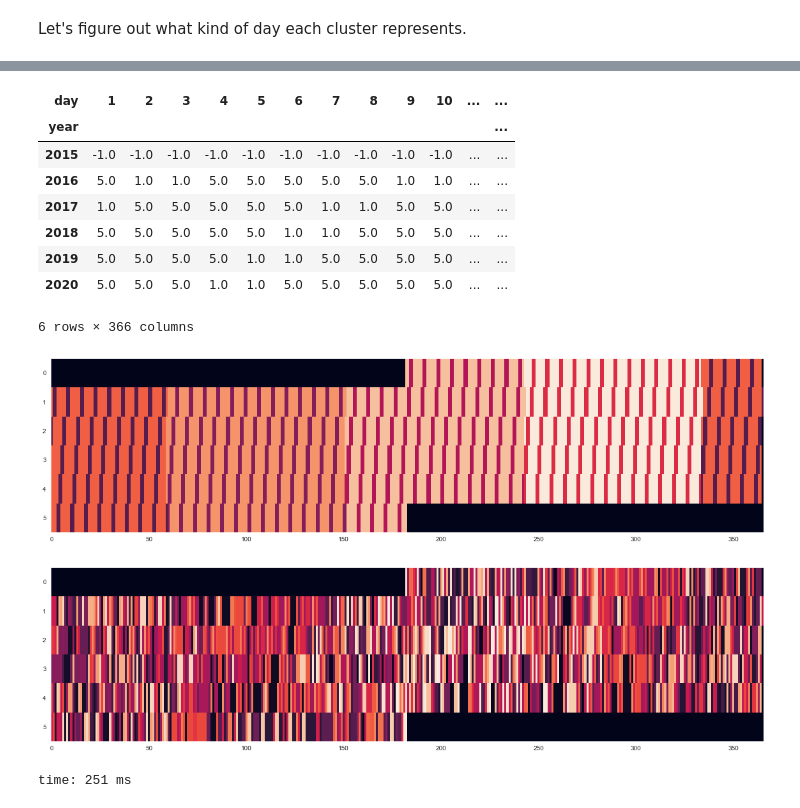
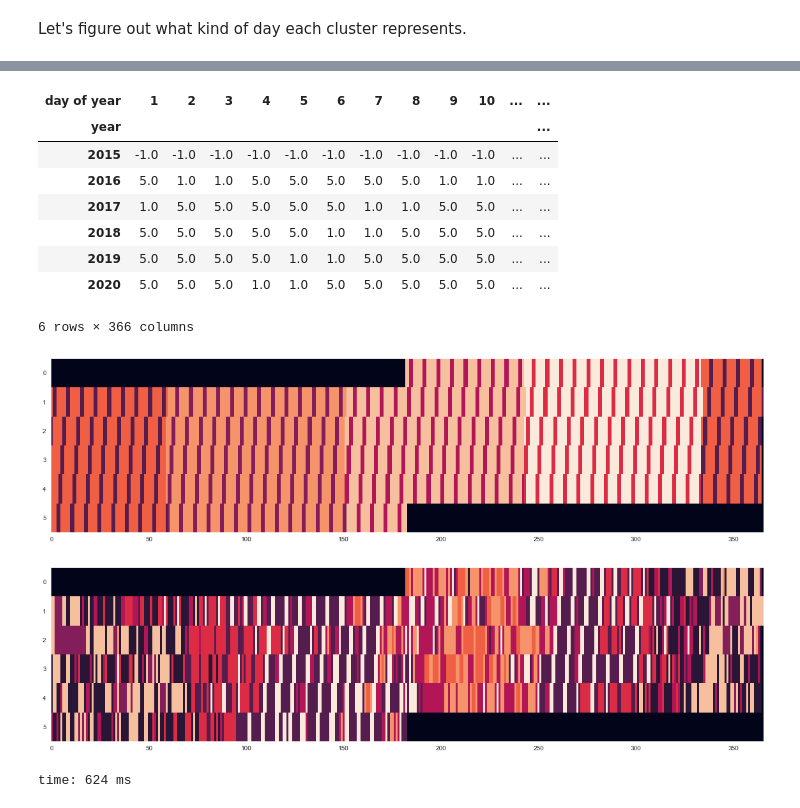
Before and after one commit to jgib124/Energy-Demand-Clustering, a Jupyter notebook: test_clustering.ipynb, the cells around one changed output, grey strips where cells are left out. Drawn from its saved outputs; the diff is of its cells as text; code cells hidden in the pictures.

Commit message:
Day type analysis for Kmeans clusters

```diff
--- a/test_clustering.ipynb
+++ b/test_clustering.ipynb
@@ -336,0 +278,16 @@ time: 133 ms
+# %%
+# NOTE: 1 = WINTER, 2 = SPRING, 3 = SUMMER, 4 = FALL
+df_demand.index = pd.to_datetime(df_demand.index)
+
+df_demand["weekday"] = df_demand.index.dayofweek
+df_demand["season num"] = df_demand.index.month%12 // 3 + 1
+
+df_demand["is weekday"] = df_demand["weekday"].apply(lambda x: is_weekday(x))
+df_demand["season"] = df_demand["season num"].apply(lambda x: season_name(x))
+
+df_clusters = df_demand[["profile_cluster", "is weekday", "season", "season num"]]
+df_clusters.columns = ["profile_cluster", "is weekday", "season", "season num"]
+
+for k in range(MAX_K):
+    dfk = df_clusters.loc[df_clusters["profile_cluster"] == k]
+    print(dfk.value_counts())
@@ -377,0 +371,9 @@ time: 106 ms
+# %%
+df_clusters['year'] = df_clusters.index.year
+df_clusters['day of year'] = df_clusters.index.dayofyear
+
+dset = df_clusters.copy()
+dset = dset.reset_index()
+dset = dset.melt(id_vars=["year", "day of year"], value_vars='profile_cluster')
+
+dset
@@ -378,14 +405,6 @@ time: 106 ms
 # %%
 # dset used to represent cluster for everyday over dataset
-dset = df_clusters.copy()
-dset["date_time"] = df_date[("date_time", 0)]
-dset["year"] = dset["date_time"].dt.year
-dset["day"] = dset["date_time"].dt.dayofyear
-dset = dset.reset_index()
-dset = dset.melt(id_vars=["year", "day"])
-dset = dset.loc[dset["variable"] == "cluster"]
-dset.drop("variable", axis=1, inplace=True)
 dset.rename(columns = {"value":"cluster"}, inplace=True)
-dset = dset.pivot(index="year", columns="day", values="cluster")
+dset = dset.pivot(index="year", columns="day of year", values="cluster")
 dset
 # %% [output]
@@ -430,6 +433,4 @@ time: 9 ms
 # %%
-df_date["day type"] = df_date["season num"] + df_date["is weekday"]*4
-df_date["day"] = df_date[("date_time", 0)].dt.dayofyear
-df_date["year"] = df_date[("date_time", 0)].dt.year
-df_date.columns
+df_clusters["day type"] = df_clusters["season num"] + df_clusters["is weekday"]*4
+df_clusters
 # %% [output]
@@ -454,25 +457,25 @@ time: 8 ms
 # %%
-day_type = df_date[["day type", "year", "day"]]
-day_type = day_type.pivot(index = "year", columns = "day", values = "day type")
+day_type = df_clusters[["day type", "year", "day of year"]]
+day_type = day_type.pivot(index = "year", columns = "day of year", values = "day type")
 day_type.fillna(-1, inplace=True)
 
 plt.figure(figsize=(20, 5))
 plt.imshow(day_type, aspect='auto')
 
 dset.fillna(-1, inplace=True)
 plt.figure(figsize=(20, 5))
 plt.imshow(dset, aspect='auto')
 day_type
 # %% [output]
-| day | 1 | 2 | 3 | 4 | 5 | 6 | 7 | 8 | 9 | 10 | ... | ... |
+| day of year | 1 | 2 | 3 | 4 | 5 | 6 | 7 | 8 | 9 | 10 | ... | ... |
 | year |  |  |  |  |  |  |  |  |  |  |  | ... |
 | 2015 | -1.0 | -1.0 | -1.0 | -1.0 | -1.0 | -1.0 | -1.0 | -1.0 | -1.0 | -1.0 | ... | ... |
 | 2016 | 5.0 | 1.0 | 1.0 | 5.0 | 5.0 | 5.0 | 5.0 | 5.0 | 1.0 | 1.0 | ... | ... |
 | 2017 | 1.0 | 5.0 | 5.0 | 5.0 | 5.0 | 5.0 | 1.0 | 1.0 | 5.0 | 5.0 | ... | ... |
 | 2018 | 5.0 | 5.0 | 5.0 | 5.0 | 5.0 | 1.0 | 1.0 | 5.0 | 5.0 | 5.0 | ... | ... |
 | 2019 | 5.0 | 5.0 | 5.0 | 5.0 | 1.0 | 1.0 | 5.0 | 5.0 | 5.0 | 5.0 | ... | ... |
 | 2020 | 5.0 | 5.0 | 5.0 | 1.0 | 1.0 | 5.0 | 5.0 | 5.0 | 5.0 | 5.0 | ... | ... |
 6 rows × 366 columns
 [figure]
-[figure, old version]
+[figure, new version]
-time: 251 ms
+time: 624 ms
```
Also changed, not shown: parts of 25 cells of this notebook, 5 other files.
